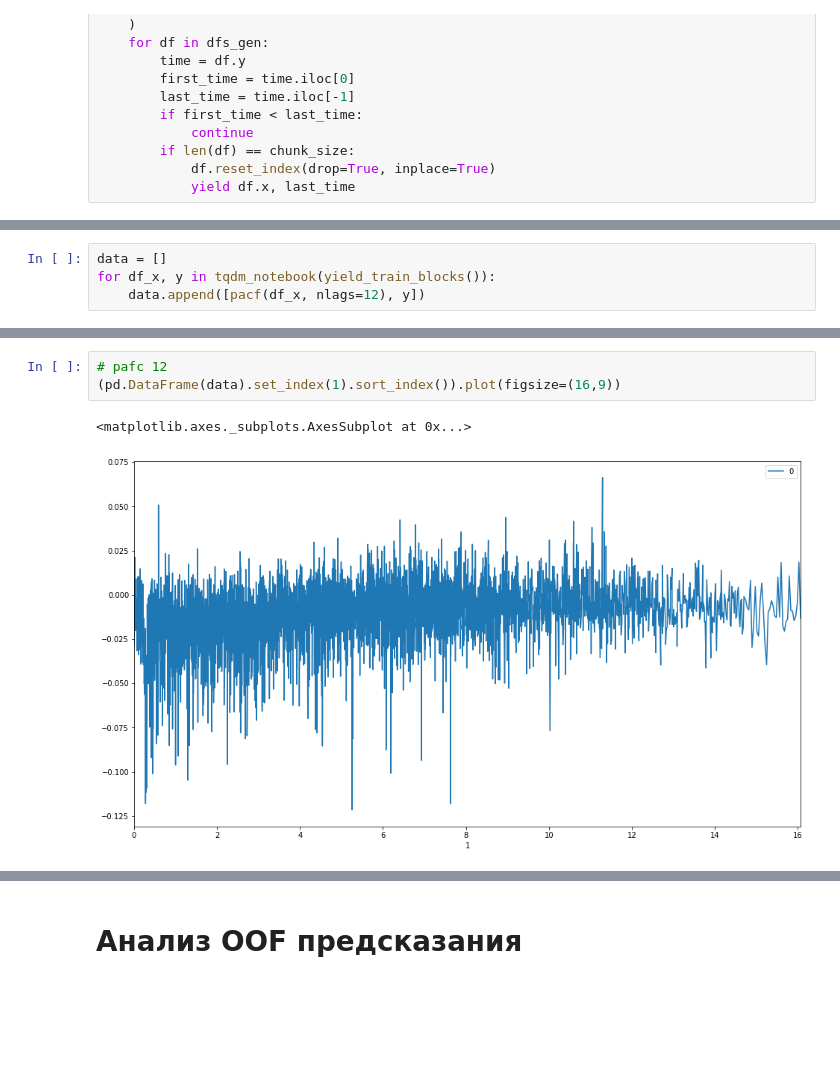
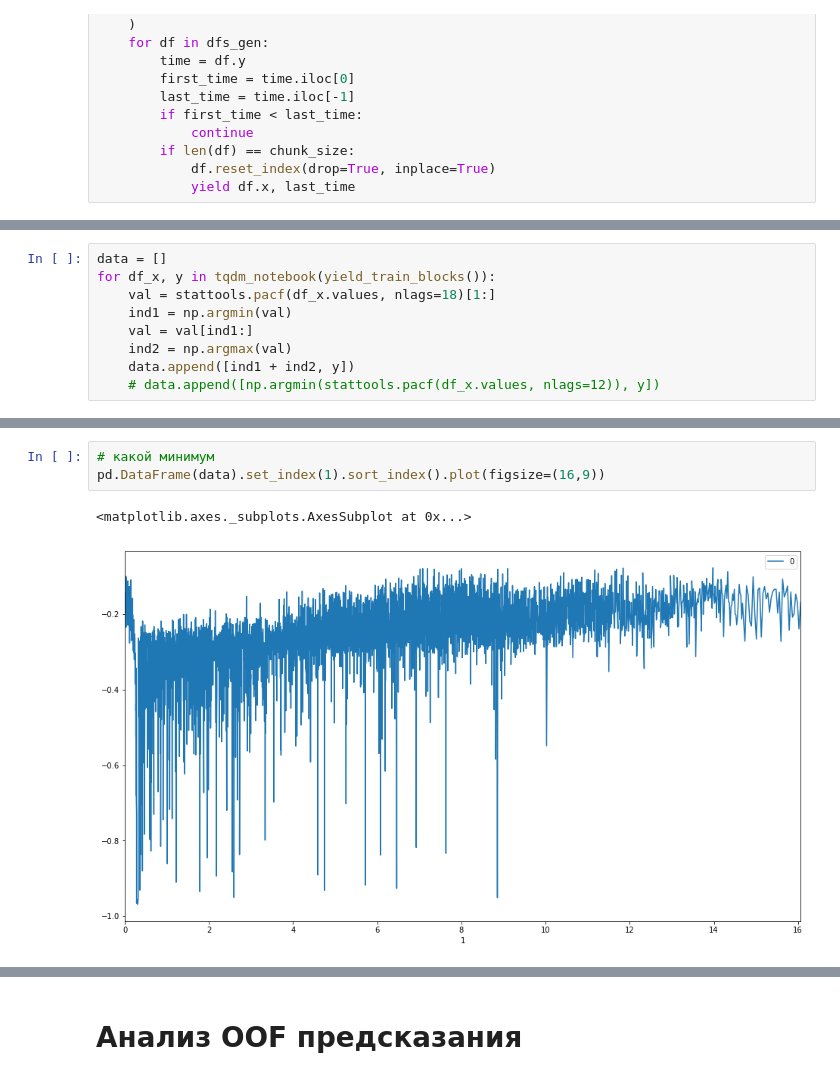
Before and after one commit to WLM1ke/LANL_Earthquake_Prediction, a Jupyter notebook: notebooks/EDA.ipynb, the cells around one changed output, grey strips where cells are left out. Cells and saved outputs as stored; diff of their text form; blank space fills up the shorter version.

```diff
--- a/notebooks/EDA.ipynb
+++ b/notebooks/EDA.ipynb
@@ -122,6 +124,11 @@ import nolds
 # %%
 data = []
 for df_x, y in tqdm_notebook(yield_train_blocks()):
-    data.append([pacf(df_x, nlags=12), y])
+    val = stattools.pacf(df_x.values, nlags=18)[1:]
+    ind1 = np.argmin(val)
+    val = val[ind1:]
+    ind2 = np.argmax(val)
+    data.append([ind1 + ind2, y])
+    # data.append([np.argmin(stattools.pacf(df_x.values, nlags=12)), y])
 # %% [output]
 [interactive output not drawn]
@@ -128,7 +147,7 @@ for df_x, y in tqdm_notebook(yield_train_blocks()):
 # %%
-# pafc 12
-(pd.DataFrame(data).set_index(1).sort_index()).plot(figsize=(16,9))
+# какой минимум
+pd.DataFrame(data).set_index(1).sort_index().plot(figsize=(16,9))
 # %% [output]
 <matplotlib.axes._subplots.AxesSubplot at 0x...>
-[figure, old version]
+[figure, new version]
 # %%
```
Also changed, not shown: parts of 23 cells of this notebook, 2 other files.
